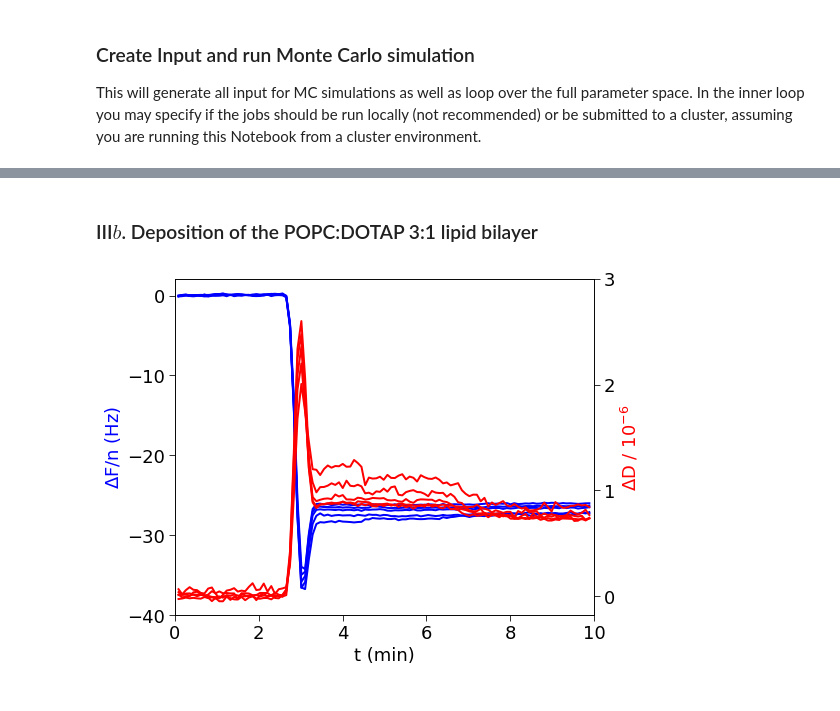
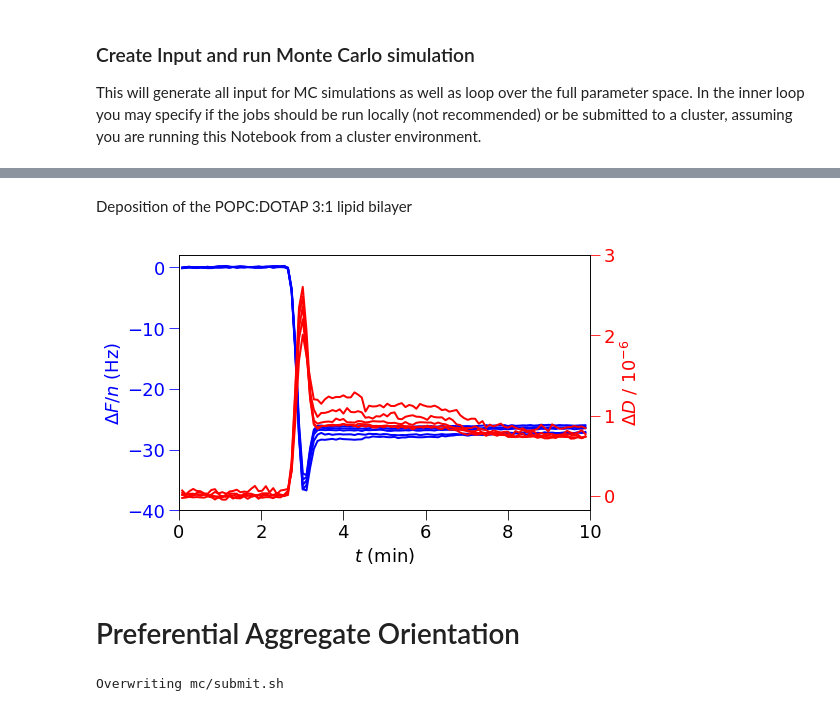
Before and after one commit to mlund/SI-surfacefibrils, a Jupyter notebook: notebook.ipynb, the cells around one changed output, grey strips where cells are left out. Saved outputs shown, nothing was run; the diff lists cells and outputs as text; code cells hidden in the pictures.

```diff
--- a/notebook.ipynb
+++ b/notebook.ipynb
@@ -905,0 +392,27 @@ In this section we load and plot QCM data.
+# %%
+%cd -q $workdir
+
+plt.rcParams.update({'font.size': 18, 'figure.figsize': [8, 5],
+                     'xtick.minor.size':5, 'xtick.major.size':10, 'ytick.minor.size':5, 'ytick.major.size':10})
+
+for name in ['2BEG_17-42']:
+    fibril = fibrils[name]
+    data = pd.read_pickle('mc/'+name+'-data.p')
+    for N, d in data[0.2].items(): # at 0.2 mol/l salt
+        if N in fibril['numpep_range']:
+            if type(d)!=type(float()):
+                plt.plot( d['r']*0.1, d['pmf'], label=str(N), lw=4)
+
+plt.legend(loc='lower right', frameon=False, fontsize='medium', ncol=2)
+plt.xlabel(r'Aggregate-Surface Separation, $r$ (nm)')
+plt.ylabel(r'Free Energy, $\beta w(r)$')
+plt.annotate(r'A$\beta_{17-42}$',xy=(0.72,.85), fontsize=30, xycoords='axes fraction')
+plt.ylim((-6,2))
+plt.xlim(0,20)
+plt.xticks(np.arange(0,21,4))
+plt.yscale('symlog')
+plt.yticks([-5,-2,-1,0,1,2])
+plt.gca().yaxis.set_major_formatter(mpl.ticker.ScalarFormatter())
+plt.tight_layout()
+plt.savefig('fig6_SI.eps')
+plt.show()
@@ -1113,28 +1417,57 @@ plt.show()
 # %% [markdown]
-### III$b$. Deposition of the POPC:DOTAP 3:1 lipid bilayer
+Deposition of the POPC:DOTAP 3:1 lipid bilayer
 # %%
-plt.rcParams.update({'font.size': 18, 'figure.figsize': [8, 6],
-                     'xtick.minor.size':3, 'xtick.major.size':6, 'ytick.minor.size':3, 'ytick.major.size':6})
+plt.rcParams.update({'font.size': 18, 'figure.figsize': [8,5],
+                     'xtick.minor.size':5, 'xtick.major.size':10, 'ytick.minor.size':5, 'ytick.major.size':10})
 
 xticks = np.arange(0,19,3)
 
 fig, ax1 = plt.subplots()
 t = np.arange(0.01, 10.0, 0.01)
 plt.plot(Fslb[1:,0]/60,Fslb[1:,1:],color='blue', lw=2)
-ax1.set_xlabel('t (min)')
+ax1.set_xlabel('$t$ (min)')
+ax1.tick_params(axis='y',colors='b')
 
-ax1.set_ylabel("$\Delta$F/n (Hz)",color='blue')
+ax1.set_ylabel("$\Delta F/n$ (Hz)",color='blue')
 ax1.set_yticks(np.arange(-40,10,10))
 
 ax2 = ax1.twinx()
 plt.plot(Dslb[1:,0]/60,Dslb[1:,1:],color='red', lw=2)
-plt.ylabel("$\Delta$D / 10$^{-6}$",color='red')
+ax2.tick_params(axis='y',colors='r')
+plt.ylabel("$\Delta D$ / 10$^{-6}$",color='red')
 ax2.set_yticks(range(4))
 
 plt.xlim(0,10)
 
 fig.tight_layout()
-fig.savefig('fig1_SM.pdf', bbox_inches='tight', pad_inches=0.3)
+fig.savefig('fig2_SI.pdf', bbox_inches='tight', pad_inches=0.3)
 plt.show()
 # %% [output]
-[figure, old version]
+[figure, new version]
+# %% [markdown]
+# Preferential Aggregate Orientation
+# %%
+%%writefile mc/submit.sh
+#!/bin/bash
+#SBATCH -p snic
+#SBATCH -N 1
+#SBATCH -n 1
+#SBATCH -A snic2017-1-48
+#
+# job time, change for what your job requires
+#SBATCH -t 20:00:00
+#
+# job name
+#SBATCH -J fibril
+#
+# filenames stdout and stderr - customise, include %j
+#SBATCH -o fibrils.out
+#SBATCH -e fibrils.err
+
+module purge
+module add GCC/6.2.0-2.27
+module add CMake
+
+../../theta > out
+# %% [output]
+Overwriting mc/submit.sh
```
Also changed, not shown: parts of 82 cells of this notebook, 40 other files.
